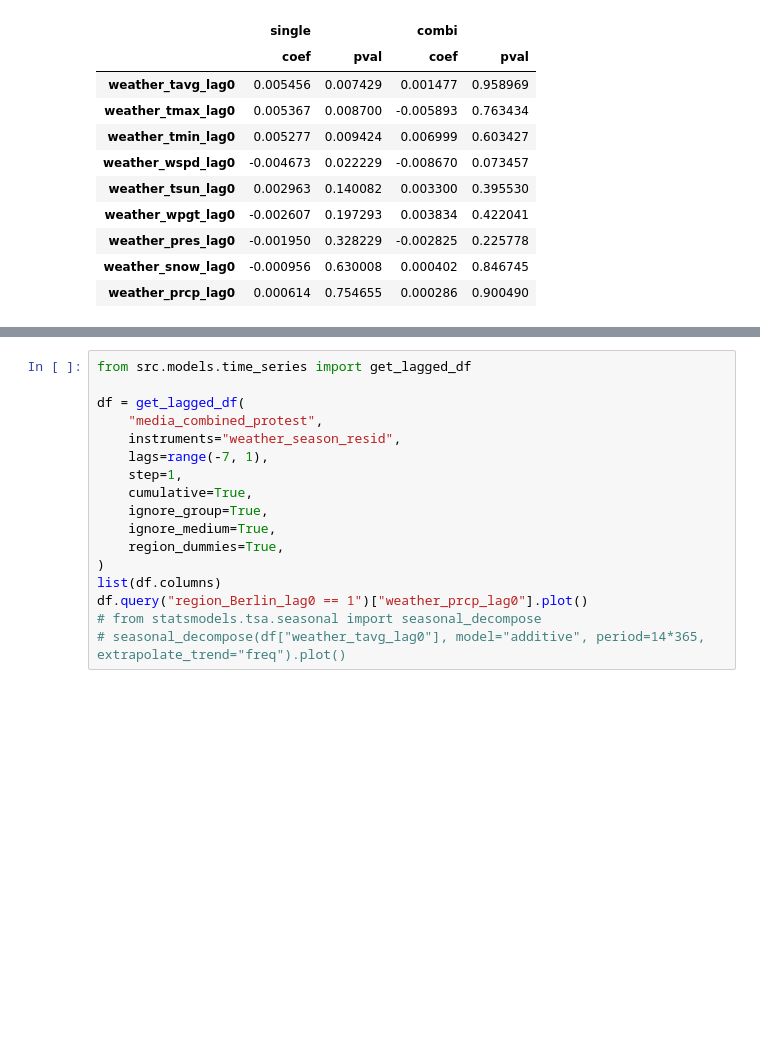
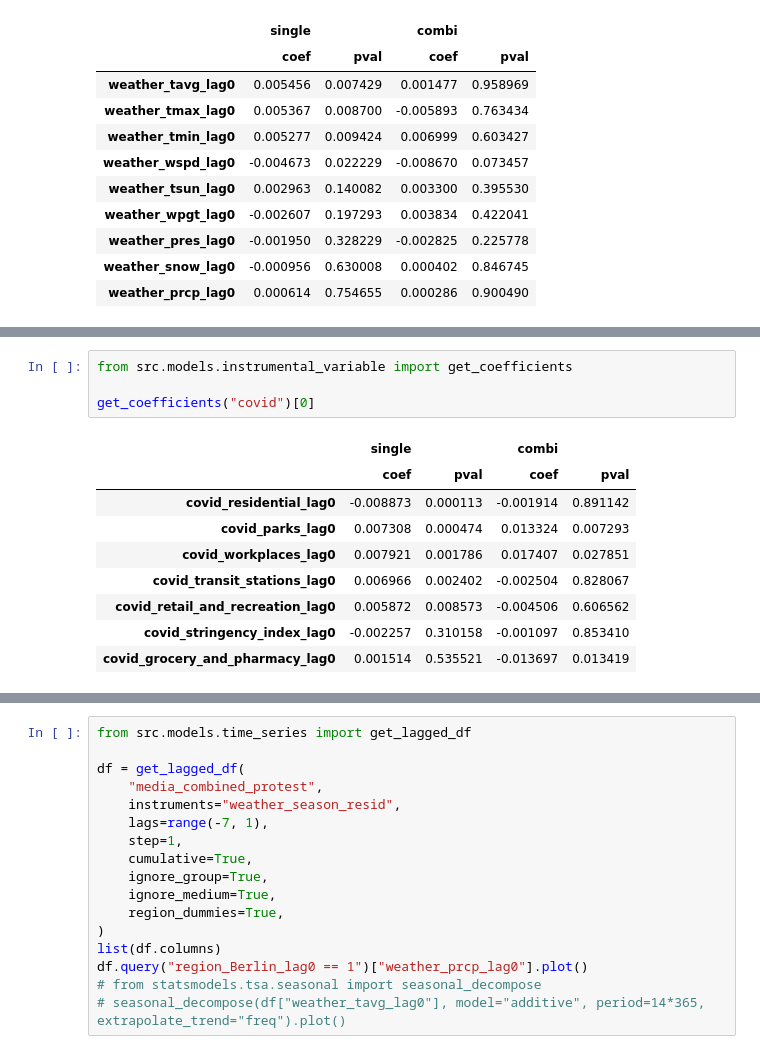
Before and after one commit to davidpomerenke/protest-impact, a Jupyter notebook: notebooks/instrumental_variable.ipynb, the cells around one changed output, grey strips where cells are left out. Cells and saved outputs as stored; diff of their text form; blank space fills up the shorter version.

```diff
--- a/notebooks/instrumental_variable.ipynb
+++ b/notebooks/instrumental_variable.ipynb
@@ -74,3 +81,17 @@ get_coefficients("pc_weather_season_seasonal")[0]
+# %%
+from src.models.instrumental_variable import get_coefficients
+
+get_coefficients("covid")[0]
+# %% [output]
+|  | single |  | combi |  |
+|  | coef | pval | coef | pval |
+| covid_residential_lag0 | -0.008873 | 0.000113 | -0.001914 | 0.891142 |
+| covid_parks_lag0 | 0.007308 | 0.000474 | 0.013324 | 0.007293 |
+| covid_workplaces_lag0 | 0.007921 | 0.001786 | 0.017407 | 0.027851 |
+| covid_transit_stations_lag0 | 0.006966 | 0.002402 | -0.002504 | 0.828067 |
+| covid_retail_and_recreation_lag0 | 0.005872 | 0.008573 | -0.004506 | 0.606562 |
+| covid_stringency_index_lag0 | -0.002257 | 0.310158 | -0.001097 | 0.853410 |
+| covid_grocery_and_pharmacy_lag0 | 0.001514 | 0.535521 | -0.013697 | 0.013419 |
 # %%
 import matplotlib.pyplot as plt
 import seaborn as sns
```
Also changed, not shown: parts of 4 cells of this notebook, 3 other files.
